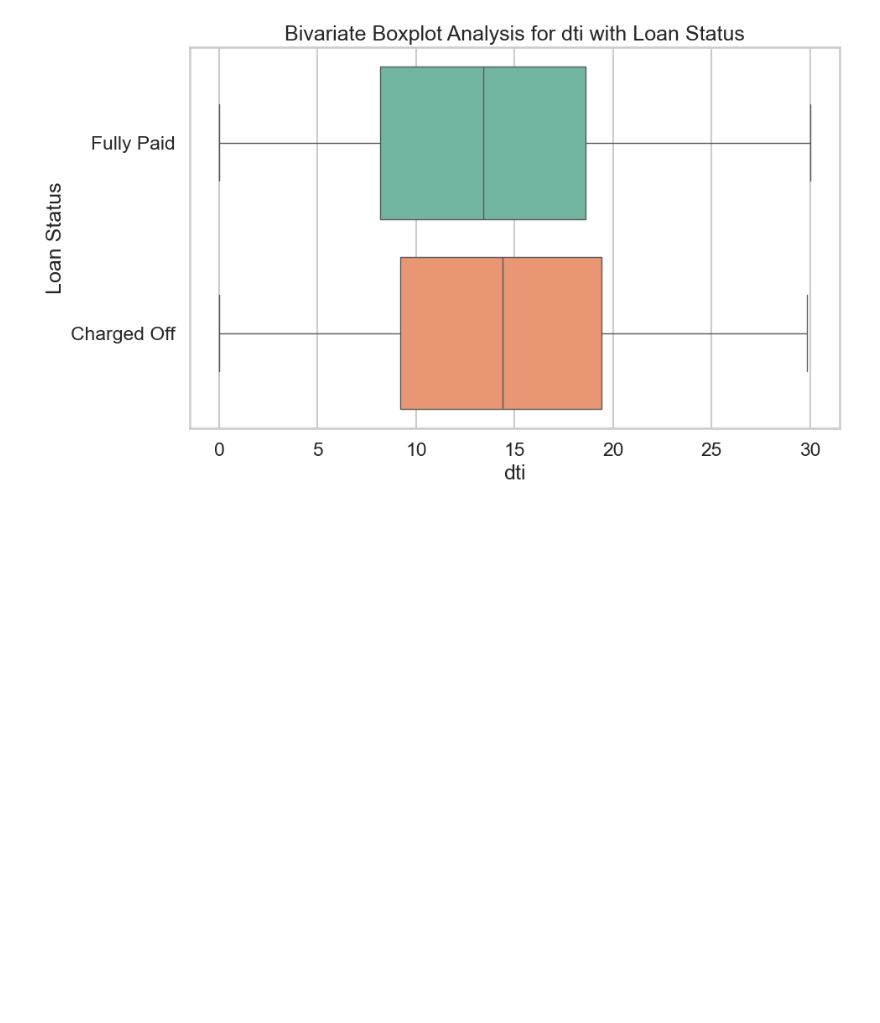
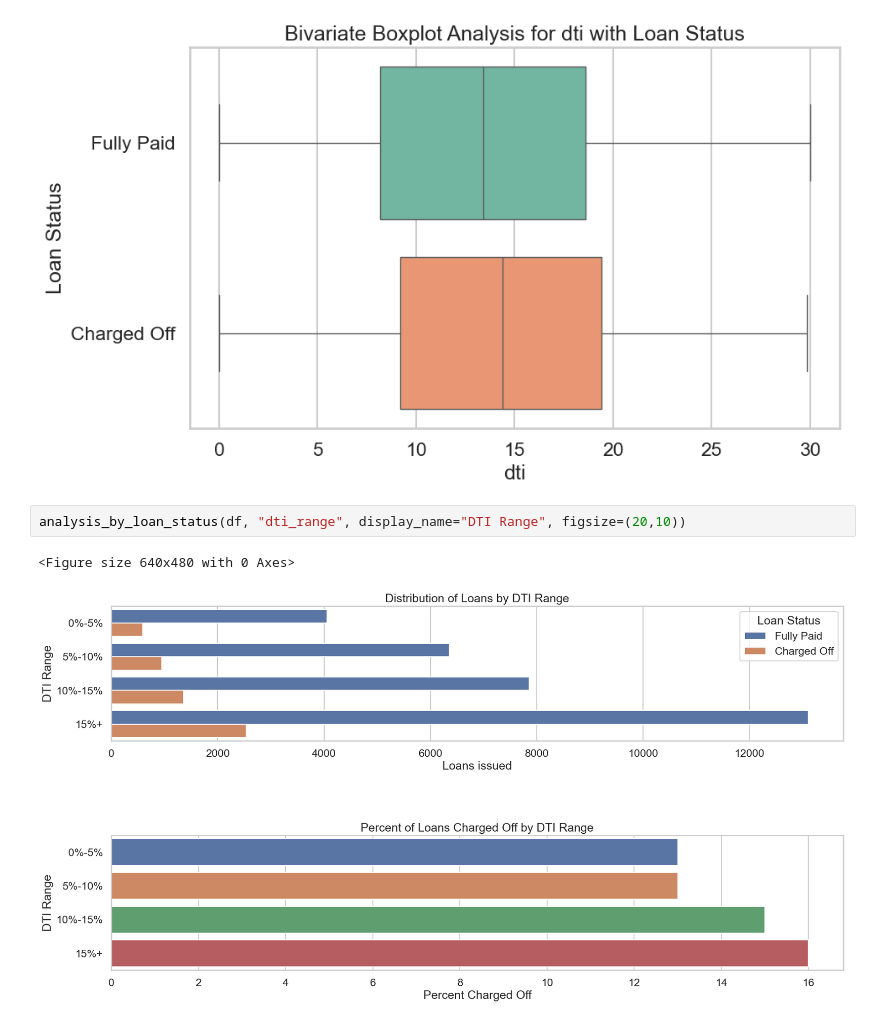
Before and after one commit to ritwikdesai/lending-club-case-study, a Jupyter notebook: lending_club.ipynb, the cells around one changed output. Cells and saved outputs as stored; diff of their text form; blank space fills up the shorter version.

```diff
--- a/lending_club.ipynb
+++ b/lending_club.ipynb
@@ -779,3 +791,8 @@ for x_var in cont_columns:
 [figure]
 [figure]
 [figure]
+# %%
+analysis_by_loan_status(df, "dti_range", display_name="DTI Range", figsize=(20,10))
+# %% [output]
+<Figure size 640x480 with 0 Axes>
+[figure, added]
```
Also changed, not shown: parts of 6 cells of this notebook.
